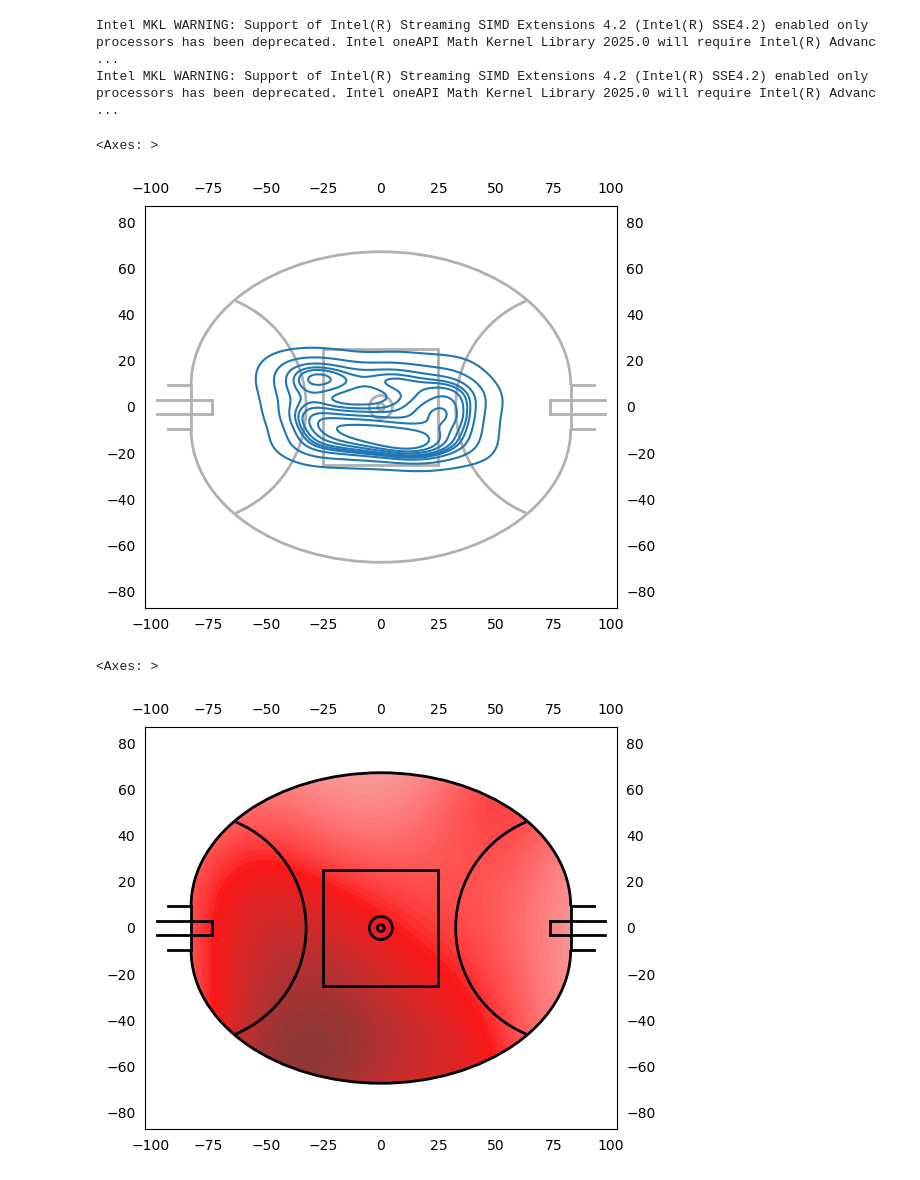
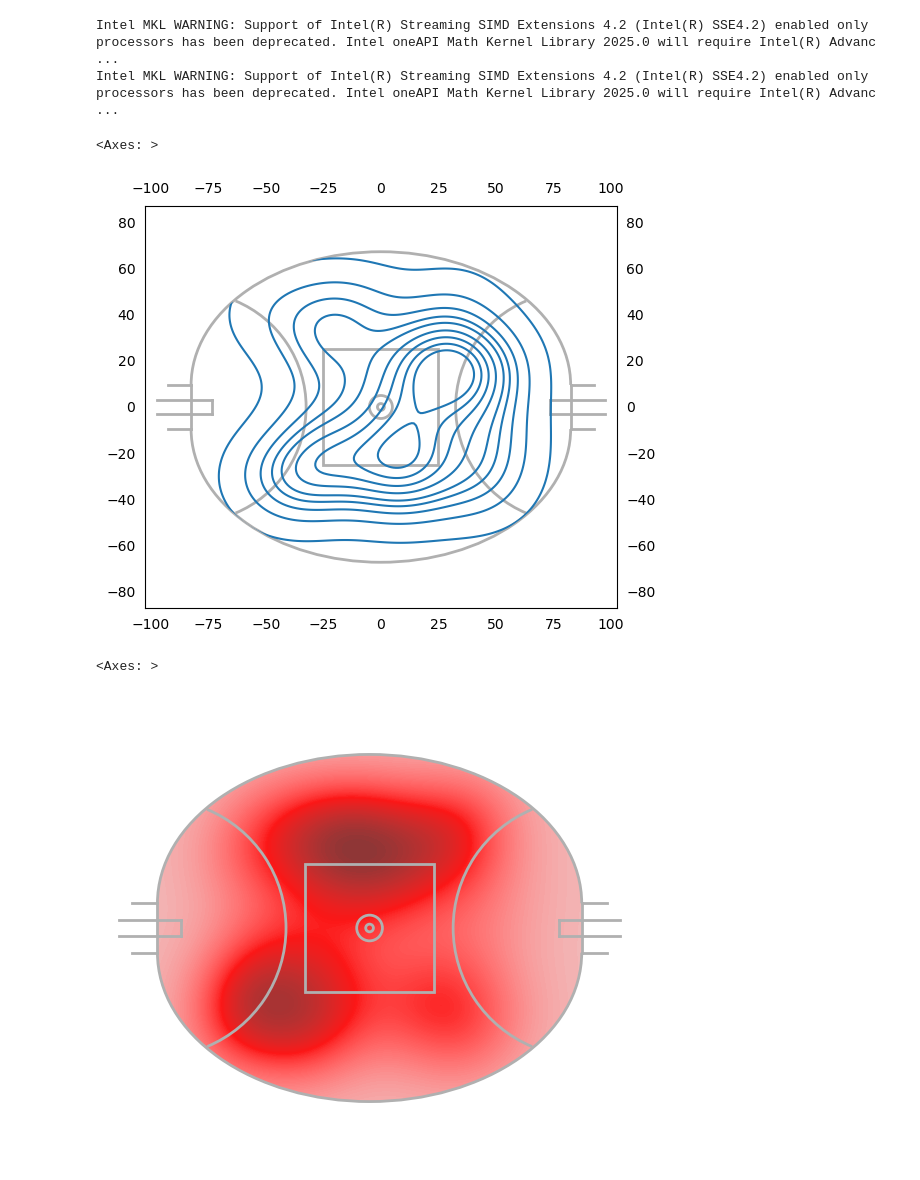
Before and after one commit to ciaran-grant/mplfooty, a Jupyter notebook: notebooks/kdeplot_example.ipynb, the cells around one changed output. Drawn from its saved outputs; the diff is of its cells as text; code cells hidden in the pictures.

```diff
--- a/notebooks/kdeplot_example.ipynb
+++ b/notebooks/kdeplot_example.ipynb
@@ -11,23 +11,20 @@ import numpy as np
 Intel MKL WARNING: Support of Intel(R) Streaming SIMD Extensions 4.2 (Intel(R) SSE4.2) enabled only processors has been deprecated. Intel oneAPI Math Kernel Library 2025.0 will require Intel(R) Advanc ...
 Intel MKL WARNING: Support of Intel(R) Streaming SIMD Extensions 4.2 (Intel(R) SSE4.2) enabled only processors has been deprecated. Intel oneAPI Math Kernel Library 2025.0 will require Intel(R) Advanc ...
 # %%
-pitch = AFLPitch(pitch_width=135, pitch_length=165, line_zorder=2, axis = True, label=True)
+pitch = Pitch(pitch_width=135, pitch_length=165, line_zorder=2, axis = True, label=True)
 fig, ax = pitch.draw()
-x = np.random.uniform(low=-40, high=40, size=100)
-y= np.random.uniform(low=-20, high=20, size=100)
+x = np.random.uniform(low=-100/2, high=100/2, size=36)
+y = np.random.uniform(low=-90/2, high=90/2, size=36)
 pitch.kdeplot(x, y, ax=ax)
 # %% [output]
 <Axes: >
-[figure, old version]
+[figure, new version]
 # %%
-pitch = AFLPitch(pitch_width=135, pitch_length=165, line_zorder=2, line_colour="#000009", axis = True, label=True)
+pitch = Pitch(pitch_width=135, pitch_length=165, line_zorder=2)
 fig, ax = pitch.draw()
-x = np.random.uniform(low=-82.5, high=82.5, size=20)
-y= np.random.uniform(low=-82.5, high=82.5, size=20)
-pitch.kdeplot(x, y, ax=ax, thresh=0,
-              fill = True, color = "red",
-              levels=50
-              )
+x = np.random.uniform(low=-100/2, high=100/2, size=36)
+y = np.random.uniform(low=-90/2, high=90/2, size=36)
+pitch.kdeplot(x, y, ax=ax, thresh=0, fill = True, color = "red", levels=100)
 # %% [output]
 <Axes: >
-[figure, old version]
+[figure, new version]
```
Also changed, not shown: parts of 1 cell of this notebook, 19 other files.
